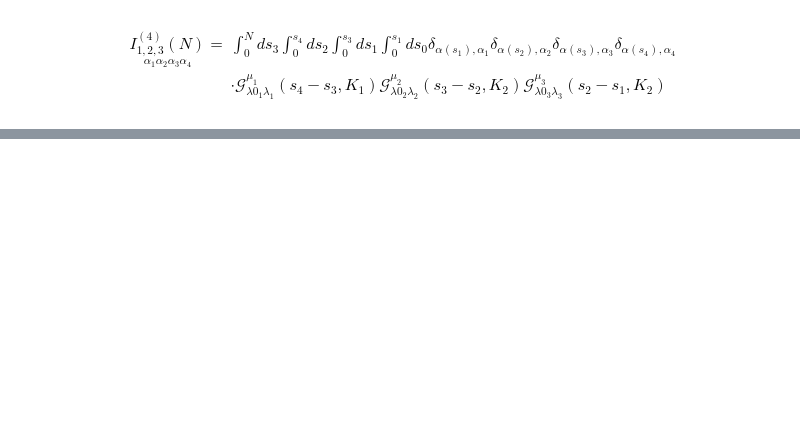
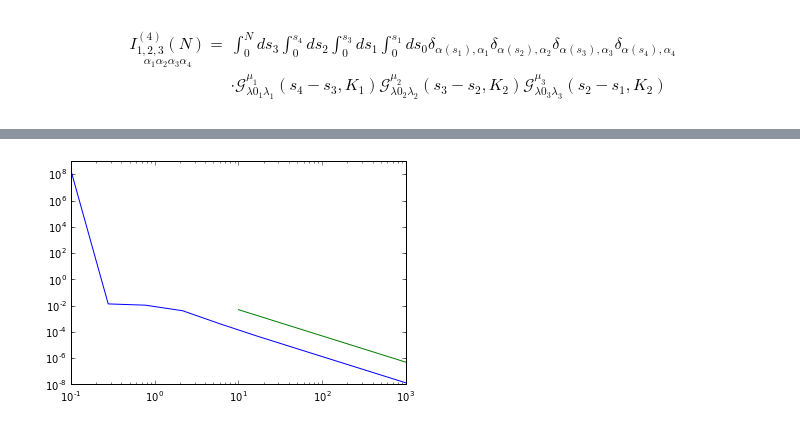
Before and after one commit to qmacAstanford/MultiPointCalculation, a Jupyter notebook: Scalc.ipynb, the cells around one changed output, grey strips where cells are left out. Saved outputs shown, nothing was run; the diff lists cells and outputs as text; code cells hidden in the pictures; blank space fills up the shorter version.

```diff
--- a/Scalc.ipynb
+++ b/Scalc.ipynb
@@ -124,20 +216,27 @@ def I4N(N,fa,lam0_1,lam_1,mu1,\
 # %%
-K=10.0
+N=10
+fa=0.345890
 
-a1=0; k1=np.array([0,0,1])*K
-a2=0; k2=np.array([0,0,1])*K
-a3=0; k3=-k2
-a4=0; k4=-k3
+def setKs(K):
+    k1=np.array([0,0,1])*K
+    k2=np.array([0,0,1])*K
+    k3=-k2
+    k4=-k3
 
-phi1 = phi_tilde(k1,alpha=a1)
-phi2 = phi_tilde(k2,alpha=a2)
-phi3 = phi_tilde(k3,alpha=a3)
-phi4 = phi_tilde(k4,alpha=a4)
+    k = [k1, k2, k3, k4]
+    return k
 
 nlam=4
 pset=propagator.prop_set(nlam=nlam)
-N=10
-fa=0.345890
-fourPointCorr(pset,N,fa,phi1,phi2,phi3,phi4)
+
+# K = 10.0
+# k = setKs(K)
+# s4wlc(pset, N, fa, k)
+
+KV = np.logspace(-1,3,10)
+s4 = np.zeros((2,2,2,2,len(KV)),dtype=type(1+1j))
+for ind, K in enumerate(KV):
+    k = setKs(K)
+    s4[:,:,:,:,ind] = s4wlc(pset, N, fa, k)/(N**4)
 # %% [output]
 Warning: Winger D hasnt been implemented!
@@ -144,0 +259,6 @@ Warning: Winger D hasnt been implemented!
+# %%
+plt.loglog(KV, s4[0,0,0,0,:])
+plotlog(1e1, 5e-3, -2, xrange=2)
+plt.show()
+# %% [output]
+[figure, added]
```
Also changed, not shown: parts of 12 cells of this notebook.
